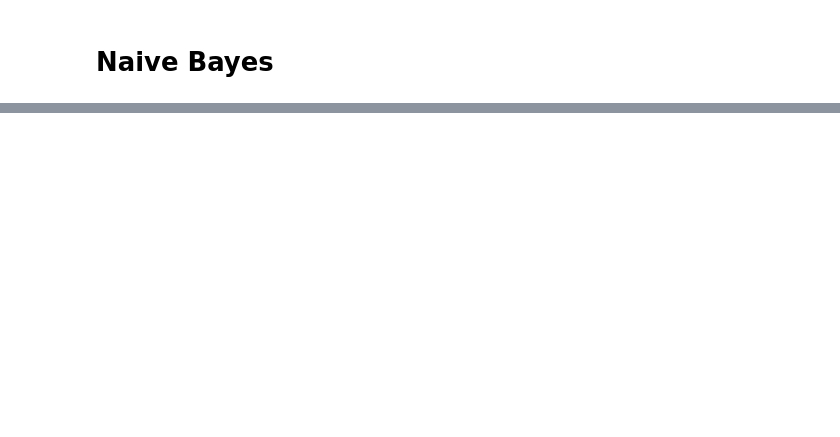
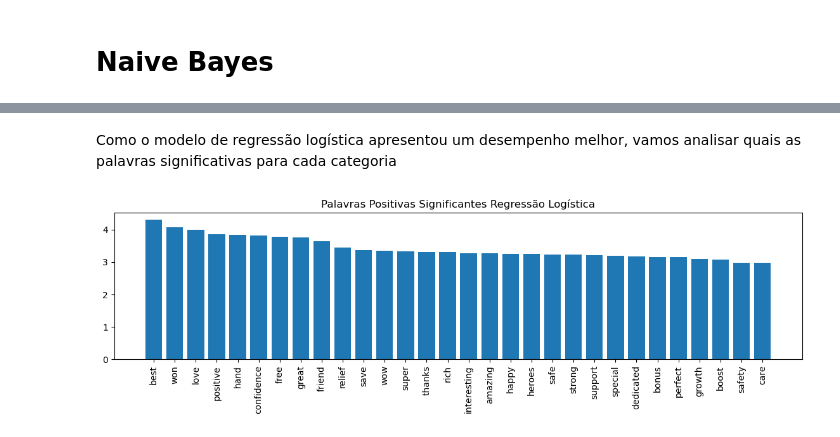
Before and after one commit to PortoSamuel/NLP-AF, a Jupyter notebook: AF-Samuel.ipynb, the cells around one changed output, grey strips where cells are left out. Cells and saved outputs as stored; diff of their text form; code cells hidden in the pictures; blank space fills up the shorter version.

```diff
--- a/AF-Samuel.ipynb
+++ b/AF-Samuel.ipynb
@@ -147,0 +196,9 @@ aulas:
+# %%
+model_lr = LogisticRegression()
+
+model_lr.fit(X_train, y_train)
+
+y_pred = model_lr.predict(X_test)
+
+print(classification_report(y_test, y_pred))
+print(model_lr.classes_)
@@ -147,0 +223,32 @@ aulas:
+# %% [markdown]
+Como o modelo de regressão logística apresentou um desempenho melhor, vamos analisar quais as palavras significativas para cada categoria
+# %%
+vocab = vectorizer.vocabulary_
+
+palavras_negativas = []
+
+palavras_postivas = []
+
+for t in vocab.keys():
+    coef = model_lr.coef_[0, vocab[t]]
+
+    if coef < 0:
+        palavras_negativas.append((-coef, t))
+    else:
+        palavras_postivas.append((coef, t))
+# %%
+tuplas_ordenadas = sorted(palavras_postivas, reverse=True)
+
+palavras = [ t[1] for t in tuplas_ordenadas ]
+contagens = [ t[0] for t in tuplas_ordenadas ]
+
+n_palavras = 30
+eixo_x = np.arange(n_palavras)
+
+plt.figure(figsize=(14,3))
+plt.bar(eixo_x[0:n_palavras], contagens[0:n_palavras])
+plt.xticks(eixo_x[0:n_palavras], palavras[0:n_palavras], rotation=90)
+plt.title("Palavras Positivas Significantes Regressão Logística")
+plt.show()
+# %% [output]
+[figure, added]
```
Also changed, not shown: parts of 27 cells of this notebook.
